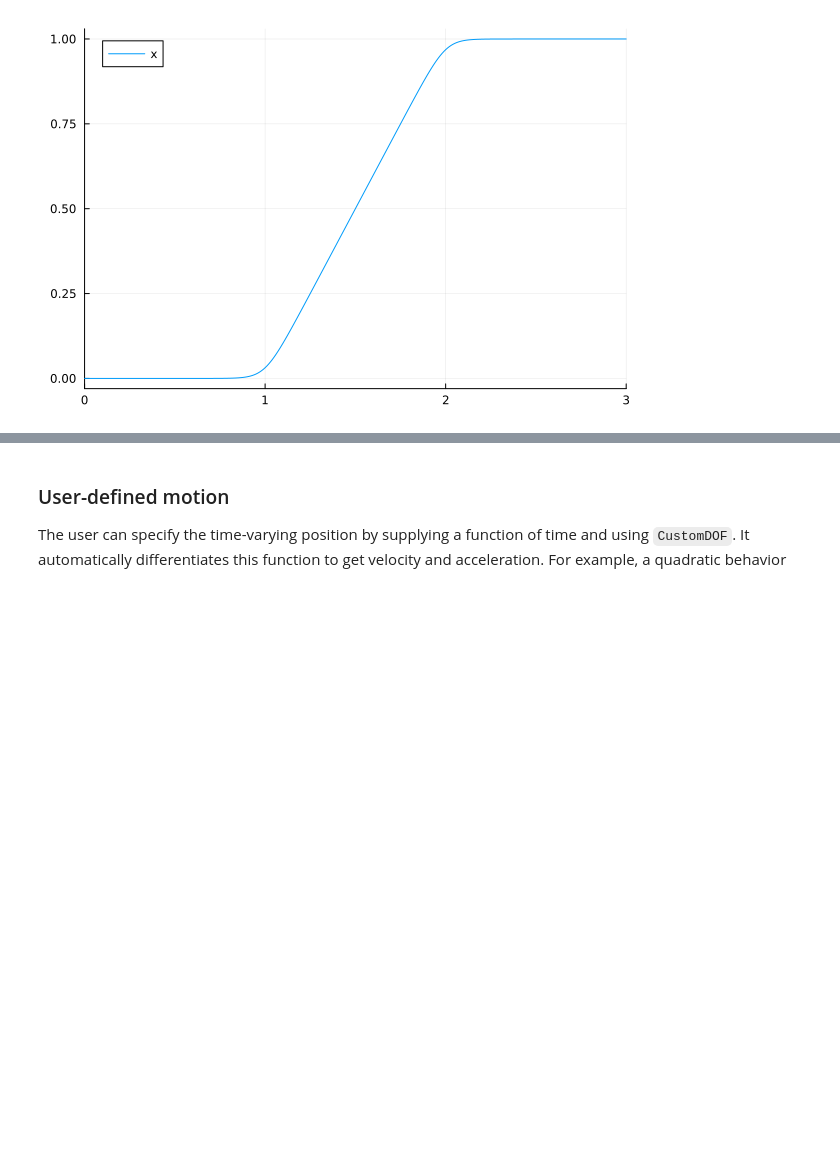
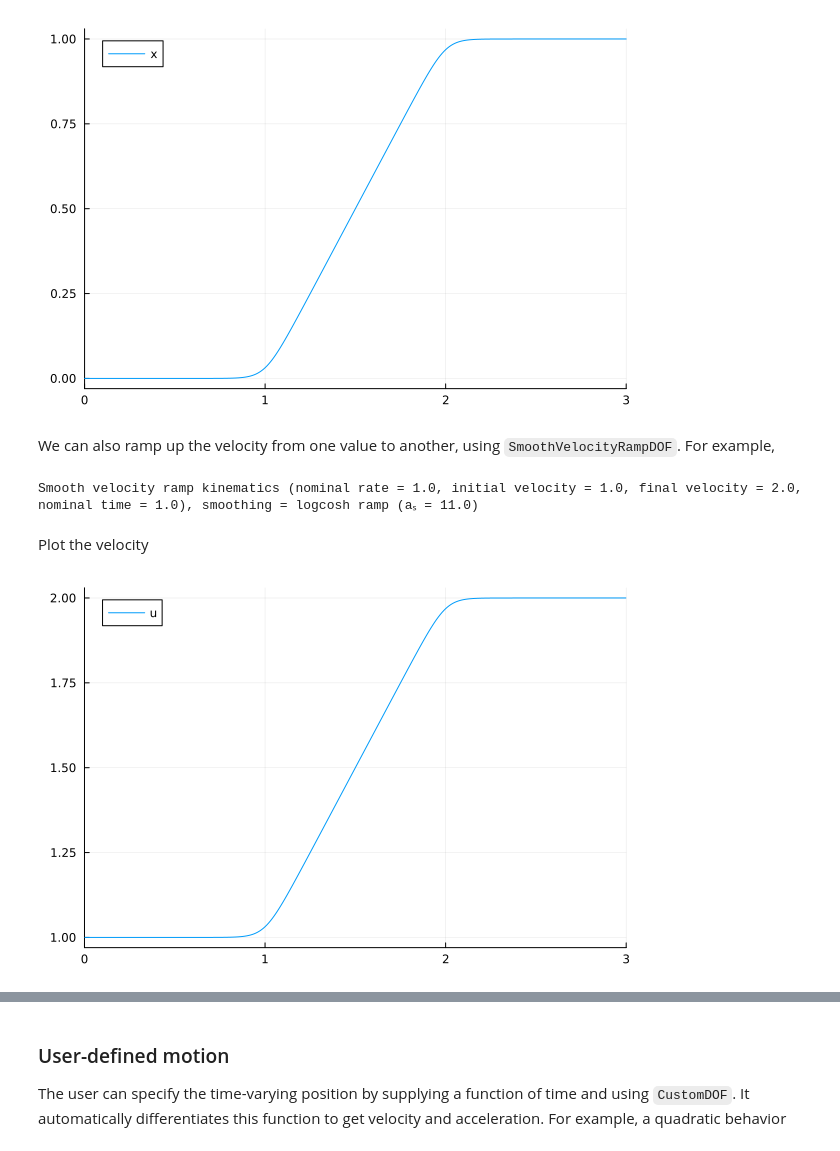
Before and after one commit to JuliaIBPM/RigidBodyTools.jl, a Jupyter notebook: examples/dofmotions.ipynb, the cells around one changed output, grey strips where cells are left out. Drawn from its saved outputs; the diff is of its cells as text; code cells hidden in the pictures; blank space fills up the shorter version.

Commit message:
Added SmoothVelocityRampDOF

```diff
--- a/examples/dofmotions.ipynb
+++ b/examples/dofmotions.ipynb
@@ -99,3 +99,20 @@ Plot the position
 plot(t,dof_position.(k.(t)),xlims=(0,Inf),label="x")
 # %% [output]
 [figure]
+# %% [markdown]
+We can also ramp up the velocity from one value to another, using
+`SmoothVelocityRampDOF`. For example,
+# %%
+u1 = 1.0 ## initial velocity
+u2 = 2.0 ## final velocity
+acc = 1.0 ## nominal acceleration of the ramp
+t0 = 1.0 ## time of ramp start
+k = SmoothVelocityRampDOF(acc,u1,u2,t0)
+# %% [output]
+Smooth velocity ramp kinematics (nominal rate = 1.0, initial velocity = 1.0, final velocity = 2.0, nominal time = 1.0), smoothing = logcosh ramp (aₛ = 11.0)
+# %% [markdown]
+Plot the velocity
+# %%
+plot(t,dof_velocity.(k.(t)),xlims=(0,Inf),label="u")
+# %% [output]
+[figure, added]
```
Also changed, not shown: parts of 3 cells of this notebook, 12 other files.
